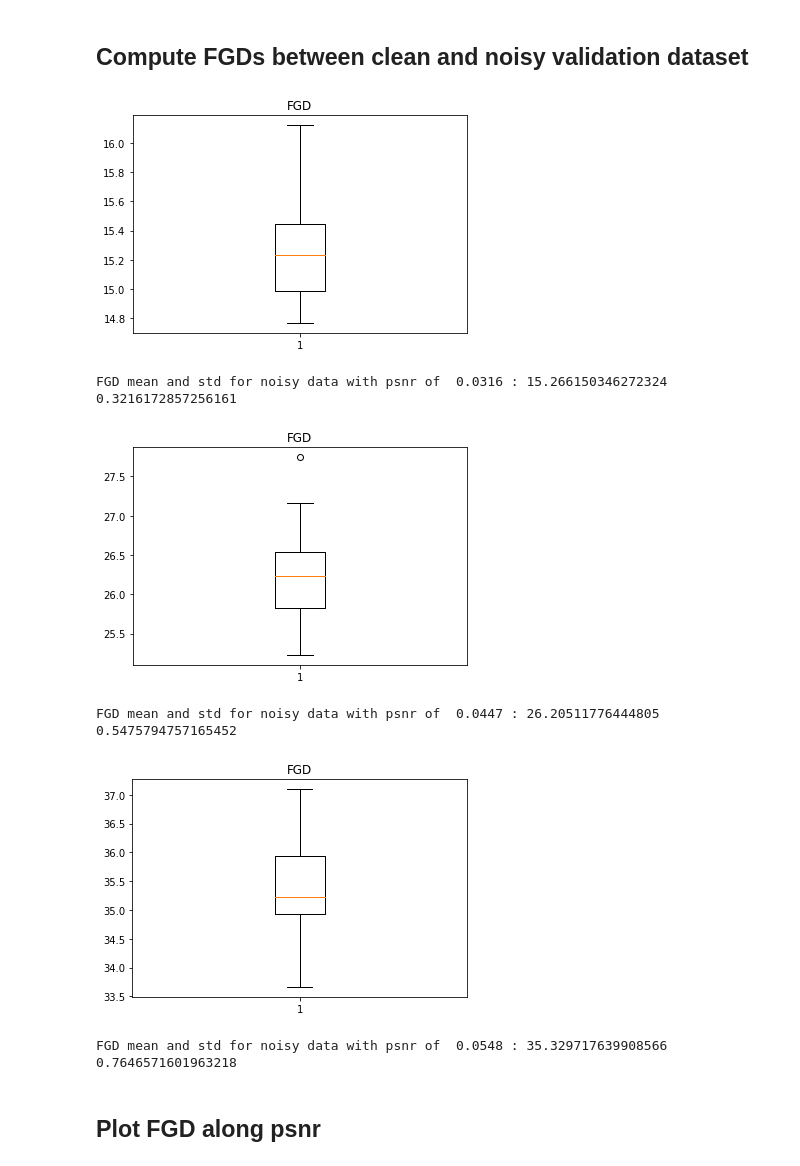
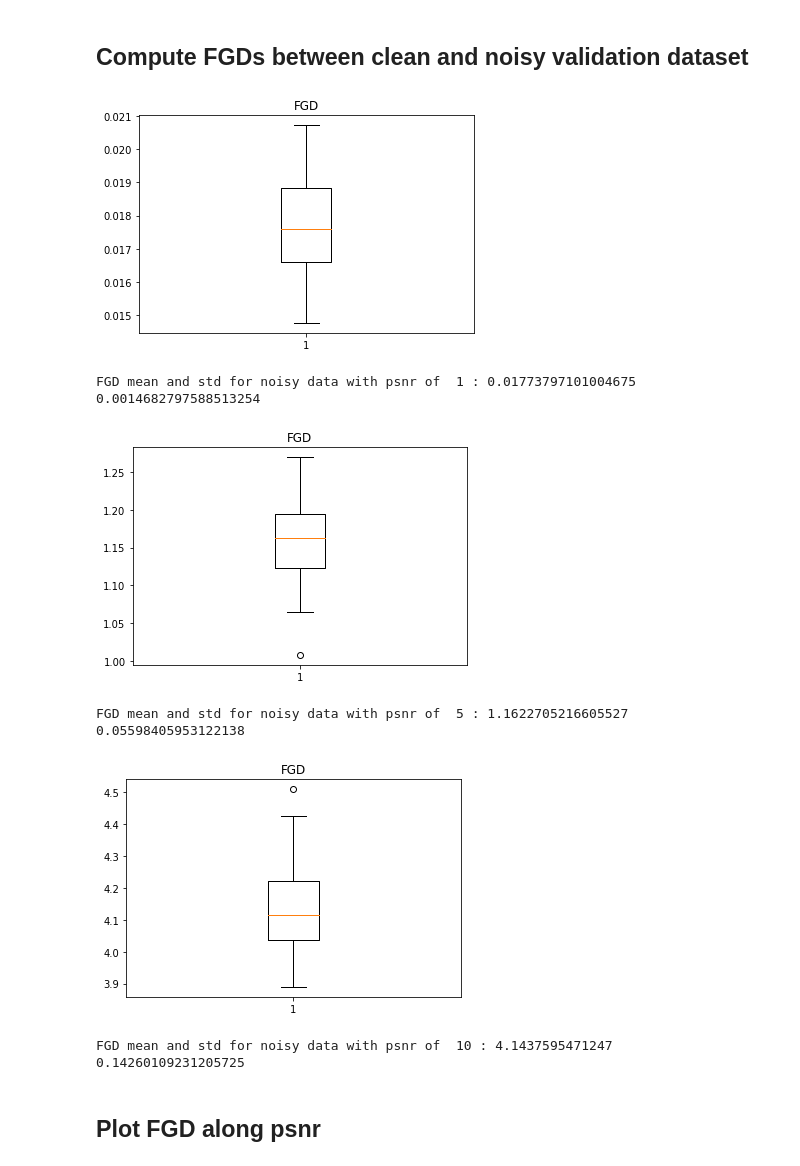
Before and after one commit to antmaio/FrechetMotionDistance, a Jupyter notebook: FGD_Conv1d.ipynb, the cells around one changed output. Drawn from its saved outputs; the diff is of its cells as text; code cells hidden in the pictures.

```diff
--- a/FGD_Conv1d.ipynb
+++ b/FGD_Conv1d.ipynb
@@ -603,17 +603,17 @@ pose_dim = 27
 generator = EmbeddingNet(args, pose_dim, args.n_poses, None, None, None, mode='pose').to(device)
 
 #Load trained model
-generator.load_state_dict(torch.load('../output/train_h36m_gesture_autoencoder_from_git/gesture_autoencoder_checkpoint_best.bin')['gen_dict'])
+generator.load_state_dict(torch.load('../Gesture-Generation-from-Trimodal-Context/output/train_h36m_gesture_autoencoder_noS11_64f/gesture_autoencoder_checkpoint_best.bin')['gen_dict'])
 # %% [output]
 <All keys matched successfully>
 # %% [markdown]
 ## Set up datasets
 # %%
-path  = '../data/h36m/data_3d_h36m.npz'
+path  = '../Gesture-Generation-from-Trimodal-Context/data/h36m/data_3d_h36m.npz'
 mean_dir_vec = np.squeeze(np.array(args.mean_dir_vec))
 
-train_dataset = Human36M(path, mean_dir_vec, is_train=True, augment=False)
-val_dataset = Human36M(path, mean_dir_vec, is_train=False, augment=False)
+train_dataset = Human36M(path, mean_dir_vec, n_poses=args.n_poses, is_train=True, augment=False)
+val_dataset = Human36M(path, mean_dir_vec, n_poses=args.n_poses, is_train=False, augment=False)
 
 train_loader = DataLoader(dataset=train_dataset, batch_size=args.batch_size, shuffle=False, drop_last=True)
 test_loader = DataLoader(dataset=val_dataset, batch_size=args.batch_size, shuffle=False, drop_last=True)
@@ -640,7 +640,7 @@ for idx, (target_pose, target_vec) in enumerate(dataset,0):
 ## Concatenate poses from noisy dataloader to save and later visualize noisy motion
 # %%
 ALL_NOISE = ['gaussian_noise', 'saltandpepper_noise', 'temporal_noise']
-method = 'gaussian_noise'
+method = 'temporal_noise'
 method_str = method.split('_')[0]
 save = False
 
@@ -658,7 +658,7 @@ save = False
 
 for std in tqdm(stds):
 
-    val_dataset_noisy = Human36M(path, mean_dir_vec, is_train=False, augment=False, method=method, std=std)
+    val_dataset_noisy = Human36M(path, mean_dir_vec, n_poses=args.n_poses, is_train=False, augment=False, method=method, std=std)
     test_loader_noisy = DataLoader(dataset=val_dataset_noisy, batch_size=args.batch_size, shuffle=False, drop_last=True)
 
     dataset = test_loader_noisy
@@ -676,52 +676,52 @@ for std in tqdm(stds):
 ## Compute FGDs between clean and noisy validation dataset
 # %%
 n = 50 #number of test
-
+save = True
 #Writing FGD txt file for each std and then load it afterwards to plot it better
 
 if save:
     with open(f'fgd_{method_str}_{n}_s2.txt','w') as f:
         for std in stds:
             fgds = []
-            val_dataset_noisy = Human36M(path, mean_dir_vec, is_train=False, augment=False, method=method, std=std)
+            val_dataset_noisy = Human36M(path, mean_dir_vec, n_poses=args.n_poses, is_train=False, augment=False, method=method, std=std)
             test_loader_noisy = DataLoader(dataset=val_dataset_noisy, batch_size=args.batch_size, shuffle=False, drop_last=True)
             for _ in tqdm(range(n)):
 
                 latent_spaces_noisy_gt = compute_latent_space(test_loader_noisy)
                 fgd = compute_fgd(latent_spaces, latent_spaces_noisy_gt)
                 fgds.append(fgd)
 
             fig1, ax1 = plt.subplots()
             ax1.set_title('FGD')
             ax1.boxplot(fgds)
             plt.show()
 
             print('FGD mean and std for noisy data with psnr of ', std , ':', np.array(fgds).mean(), np.array(fgds).std())
             f.write(f'{std} {np.array(fgds).mean()} {np.array(fgds).std()}\n')
 else:
     for std in  stds:
         fgds = []
         val_dataset_noisy = Human36M(path, mean_dir_vec, is_train=False, augment=False, method=method, std=std)
         test_loader_noisy = DataLoader(dataset=val_dataset_noisy, batch_size=args.batch_size, shuffle=False, drop_last=True)
         for _ in tqdm(range(n)):
 
             latent_spaces_noisy_gt = compute_latent_space(test_loader_noisy)
             fgd = compute_fgd(latent_spaces, latent_spaces_noisy_gt)
             fgds.append(fgd)
 
         fig1, ax1 = plt.subplots()
         ax1.set_title('FGD')
         ax1.boxplot(fgds)
         plt.show()
 
         print('FGD mean and std for noisy data with psnr of ', std , ':', np.array(fgds).mean(), np.array(fgds).std())
 # %% [output]
-[figure, old version]
+[figure, new version]
-FGD mean and std for noisy data with psnr of  0.0316 : 15.266150346272324 0.3216172857256161
+FGD mean and std for noisy data with psnr of  1 : 0.01773797101004675 0.0014682797588513254
-[figure, old version]
+[figure, new version]
-FGD mean and std for noisy data with psnr of  0.0447 : 26.20511776444805 0.5475794757165452
+FGD mean and std for noisy data with psnr of  5 : 1.1622705216605527 0.05598405953122138
-[figure, old version]
+[figure, new version]
-FGD mean and std for noisy data with psnr of  0.0548 : 35.329717639908566 0.7646571601963218
+FGD mean and std for noisy data with psnr of  10 : 4.1437595471247 0.14260109231205725
 # %% [markdown]
 ## Plot FGD along psnr
 # %%
```
Also changed, not shown: parts of 5 cells of this notebook, 4 other files.
